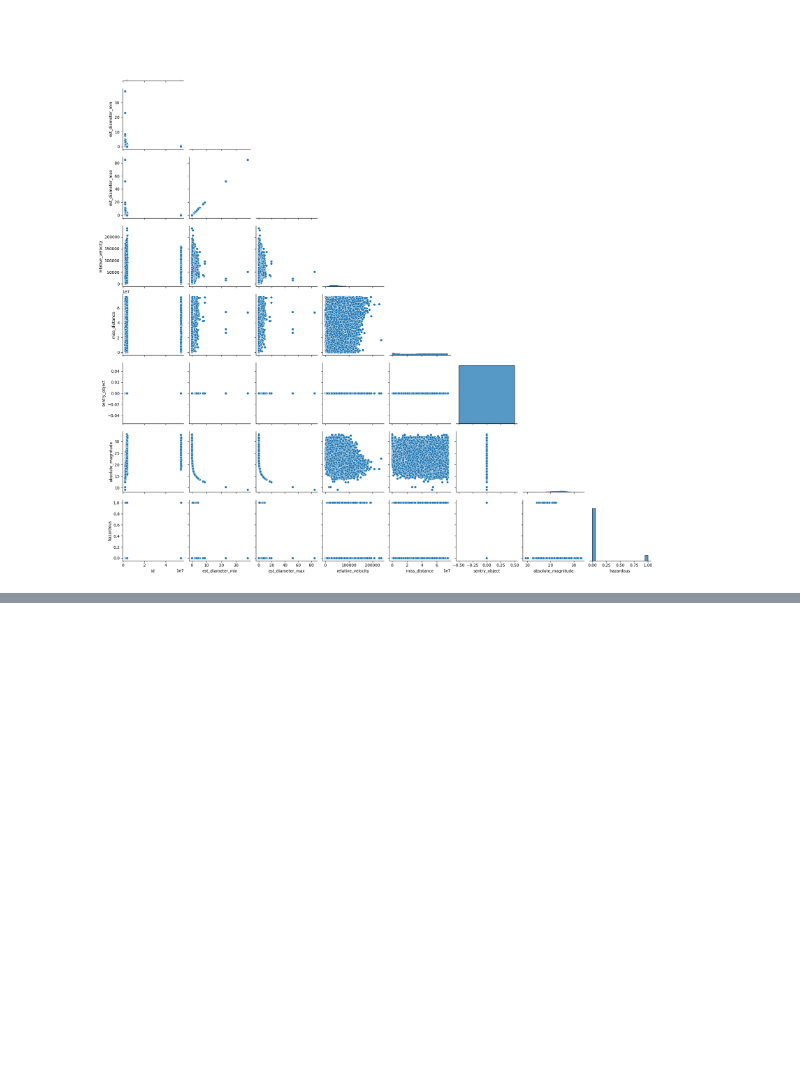
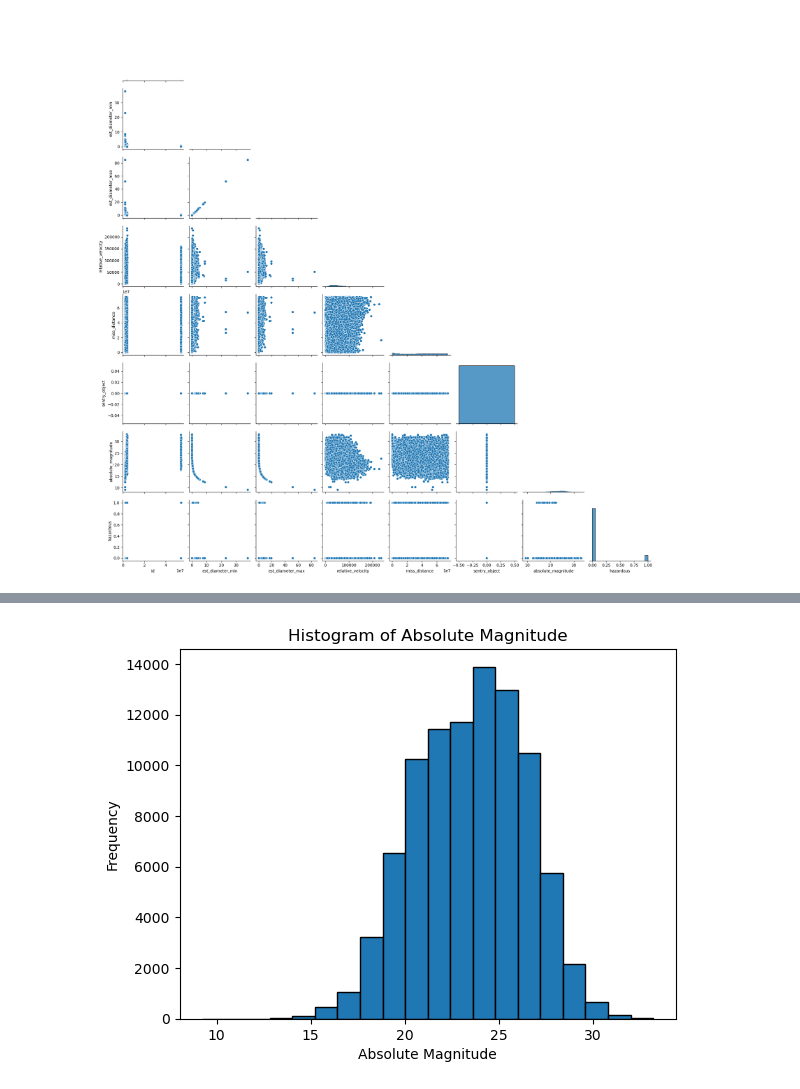
Before and after one commit to bobebend/Near_Earth_Objects, a Jupyter notebook: notebooks/neo.ipynb, the cells around one changed output, grey strips where cells are left out. Cells and saved outputs as stored; diff of their text form; code cells hidden in the pictures; blank space fills up the shorter version.

```diff
--- a/notebooks/neo.ipynb
+++ b/notebooks/neo.ipynb
@@ -206,0 +238,9 @@ sns.pairplot(data=neo, corner=True)
+# %%
+# Plot the histogram for 'absolute_magnitude'
+plt.hist(neo['absolute_magnitude'], bins=20, edgecolor='black')
+plt.xlabel('Absolute Magnitude')
+plt.ylabel('Frequency')
+plt.title('Histogram of Absolute Magnitude')
+plt.show()
+# %% [output]
+[figure, added]
```
Also changed, not shown: parts of 30 cells of this notebook, 3 other files.
